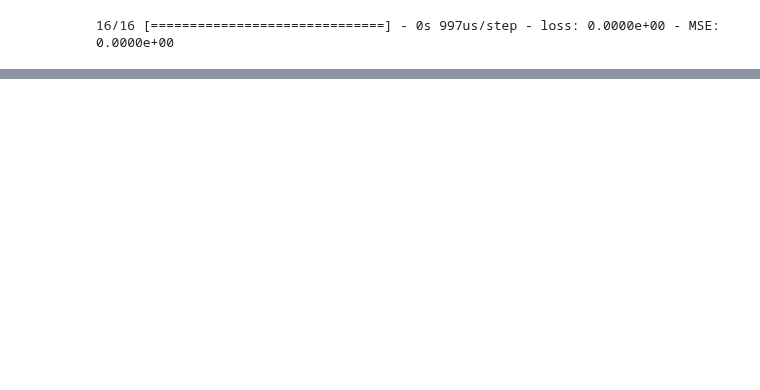
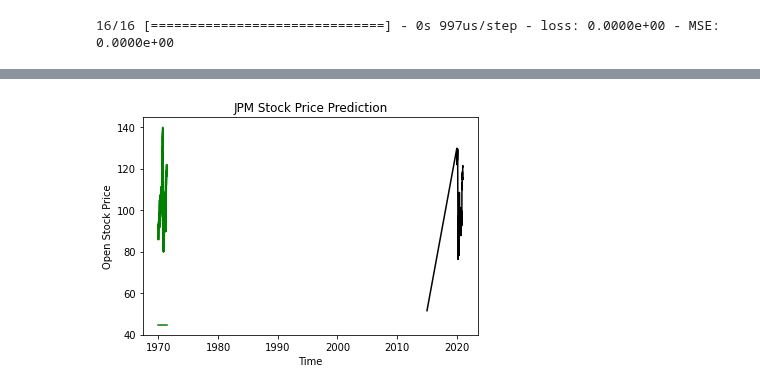
Before and after one commit to SalvatoreLatora/Stock-price-predictions-using-Neural-Networks, a Jupyter notebook: Code_exam.ipynb, the cells around one changed output, grey strips where cells are left out. Drawn from its saved outputs; the diff is of its cells as text; code cells hidden in the pictures; blank space fills up the shorter version.

```diff
--- a/Code_exam.ipynb
+++ b/Code_exam.ipynb
@@ -284,0 +296,13 @@ ValueError: Unexpected result of `train_function` (Empty logs). Please use `Mode
+# %%
+model_10_CNN = keras.Sequential(
+    [
+     keras.Input(shape=(10,1)),
+     layers.Conv1D(64, kernel_size = 2,activation='relu'),
+     #layers.Dropout(0.1),
+     layers.MaxPooling1D(pool_size = 2),
+     layers.Flatten(),
+     layers.Dense(32, activation="relu"),
+     layers.Dense(10, activation = "relu")
+    ]
+)
+model_10_CNN.summary()
@@ -284,0 +330,5 @@ ValueError: Unexpected result of `train_function` (Empty logs). Please use `Mode
+# %%
+batch_size = 4
+epochs = 20
+model_10_CNN.compile(loss=keras.losses.mean_squared_error, optimizer="adam", metrics=[['MSE']])
+model_10_CNN.fit(X_train, y_train, batch_size=batch_size, epochs=epochs)
@@ -284,0 +354,13 @@ ValueError: Unexpected result of `train_function` (Empty logs). Please use `Mode
+# %%
+# previsioni del titolo
+predicted_stock_price = model_10_CNN.predict(X_test)
+predicted_stock_price = mc.inverse_transform(predicted_stock_price)
+plt.plot(test_set['Open'], color = 'black', label = 'JPM Stock Price')
+plt.plot(predicted_stock_price, color = 'green', label = 'Predicted jpm Stock Price - 5 days')
+plt.title('JPM Stock Price Prediction')
+plt.xlabel('Time')
+plt.ylabel('Open Stock Price')
+#plt.legend()
+plt.show()
+# %% [output]
+[figure, added]
```
Also changed, not shown: parts of 16 cells of this notebook.
